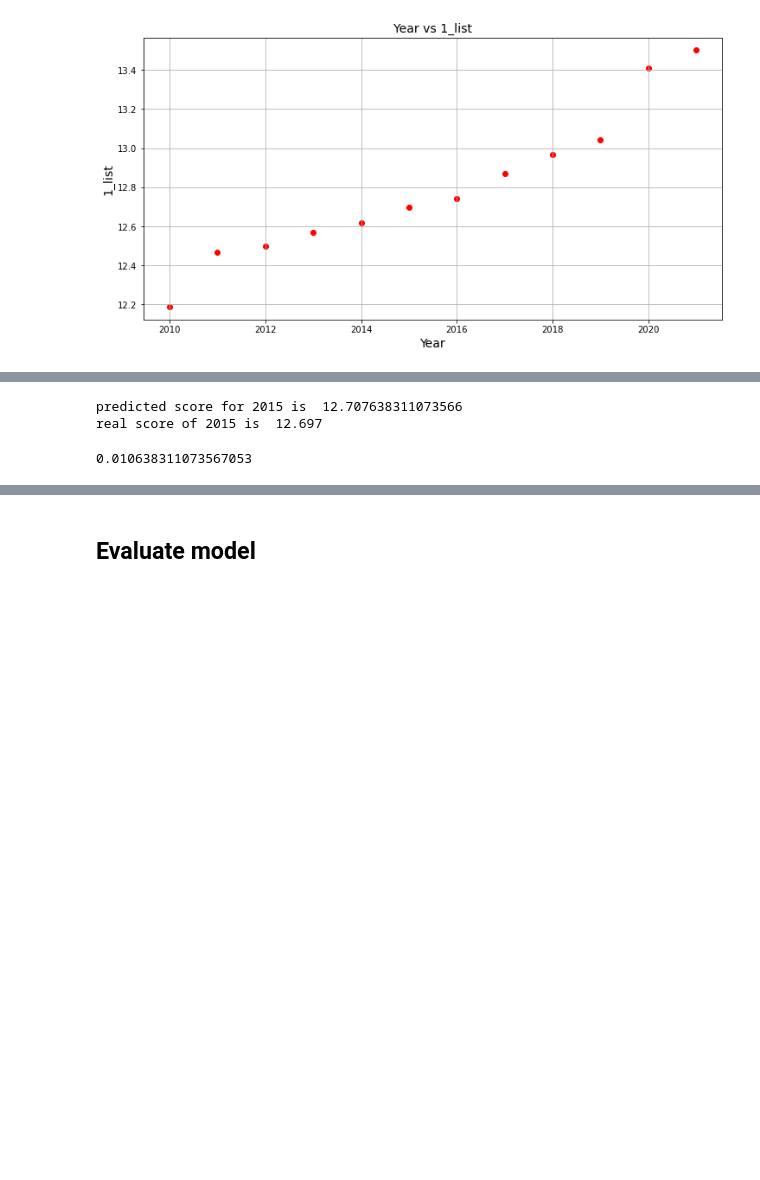
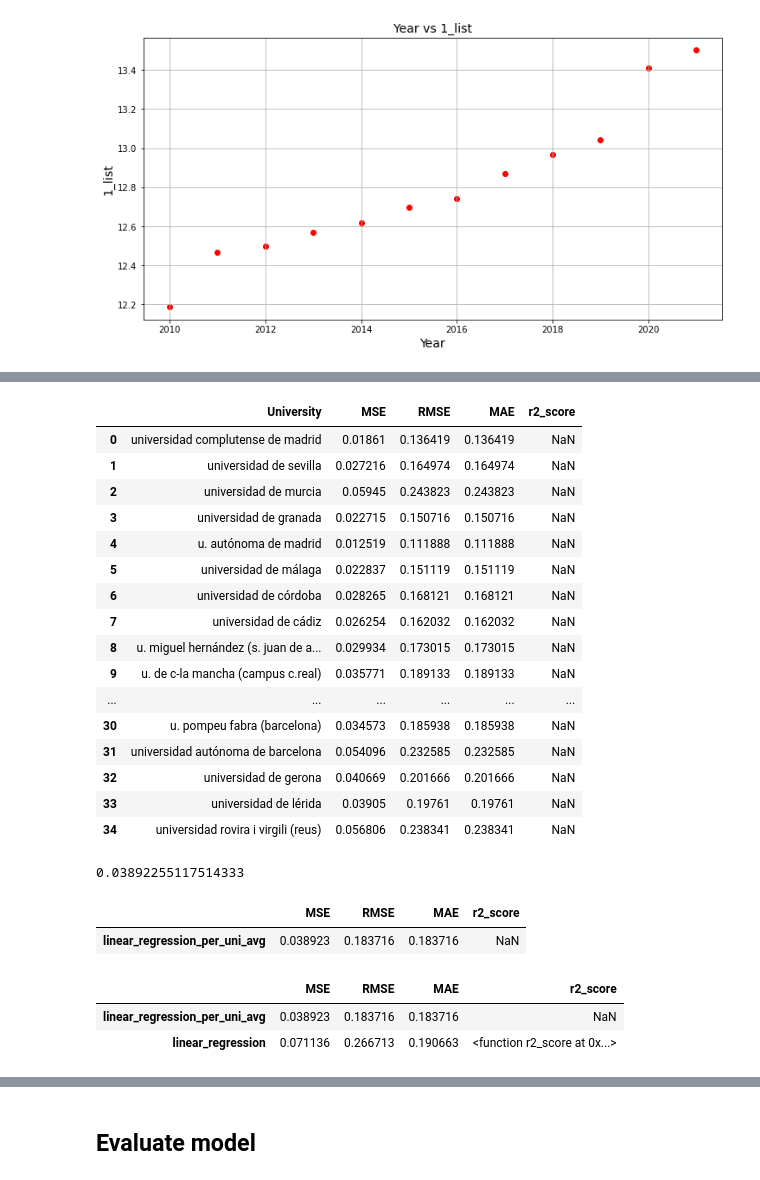
Before and after one commit to MiguelMonederoRubio/MasterDataScience_FinalProject_TFM, a Jupyter notebook: Prediction_Medicine_Selectivity_Scores.ipynb, the cells around one changed output, grey strips where cells are left out. Drawn from its saved outputs; the diff is of its cells as text; code cells hidden in the pictures; blank space fills up the shorter version.

Commit message:
models evaluation

```diff
--- a/Prediction_Medicine_Selectivity_Scores.ipynb
+++ b/Prediction_Medicine_Selectivity_Scores.ipynb
@@ -541,0 +587,24 @@ dfs_unified[dfs_unified['university'] == 'universidad complutense de madrid']
+# %%
+results_models_per_uni
+# %% [output]
+|  | University | MSE | RMSE | MAE | r2_score |
+| 0 | universidad complutense de madrid | 0.01861 | 0.136419 | 0.136419 | NaN |
+| 1 | universidad de sevilla | 0.027216 | 0.164974 | 0.164974 | NaN |
+| 2 | universidad de murcia | 0.05945 | 0.243823 | 0.243823 | NaN |
+| 3 | universidad de granada | 0.022715 | 0.150716 | 0.150716 | NaN |
+| 4 | u. autónoma de madrid | 0.012519 | 0.111888 | 0.111888 | NaN |
+| 5 | universidad de málaga | 0.022837 | 0.151119 | 0.151119 | NaN |
+| 6 | universidad de córdoba | 0.028265 | 0.168121 | 0.168121 | NaN |
+| 7 | universidad de cádiz | 0.026254 | 0.162032 | 0.162032 | NaN |
+| 8 | u. miguel hernández (s. juan de a... | 0.029934 | 0.173015 | 0.173015 | NaN |
+| 9 | u. de c-la mancha (campus c.real) | 0.035771 | 0.189133 | 0.189133 | NaN |
+| ... | ... | ... | ... | ... | ... |
+| 30 | u. pompeu fabra (barcelona) | 0.034573 | 0.185938 | 0.185938 | NaN |
+| 31 | universidad autónoma de barcelona | 0.054096 | 0.232585 | 0.232585 | NaN |
+| 32 | universidad de gerona | 0.040669 | 0.201666 | 0.201666 | NaN |
+| 33 | universidad de lérida | 0.03905 | 0.19761 | 0.19761 | NaN |
+| 34 | universidad rovira i virgili (reus) | 0.056806 | 0.238341 | 0.238341 | NaN |
+# %%
+results_models_per_uni['MSE'].mean()
+# %% [output]
+0.03892255117514333
@@ -542,21 +614,37 @@ dfs_unified[dfs_unified['university'] == 'universidad complutense de madrid']
+# %%
+results_models
+# %% [output]
+|  | MSE | RMSE | MAE | r2_score |
+| linear_regression_per_uni_avg | 0.038923 | 0.183716 | 0.183716 | NaN |
 # %%
 lr = LinearRegression()
-X_train = dfs_unified[(dfs_unified['university'] == 'universidad complutense de madrid') & (dfs_unified['year'] != 2015)][['year', 'covid_format_change', 'growth_1_list']]
-y_train = dfs_unified[(dfs_unified['university'] == 'universidad complutense de madrid') & (dfs_unified['year'] != 2015)][['1_list']]
+X_train = dfs_unified[(dfs_unified['year'] != 2020)][['year', 'covid_format_change', 'growth_1_list']]
+y_train = dfs_unified[(dfs_unified['year'] != 2020)][['1_list']]
 
-X_test = dfs_unified[(dfs_unified['university'] == 'universidad complutense de madrid') & (dfs_unified['year'] == 2015)][['year', 'covid_format_change', 'growth_1_list']]
-y_test = dfs_unified[(dfs_unified['university'] == 'universidad complutense de madrid') & (dfs_unified['year'] == 2015)][['1_list']]
+X_test = dfs_unified[(dfs_unified['year'] == 2020)][['year', 'covid_format_change', 'growth_1_list']]
+y_test = dfs_unified[(dfs_unified['year'] == 2020)][['1_list']]
 
 lr.fit(X_train, y_train)
 
 
 y_predict = lr.predict(X_test)
-print('predicted score for 2015 is ', float(y_predict))
-print('real score of 2015 is ', y_test['1_list'].values[0])
+#print(y_predict)
+#y_predict = float(y_predict)
+
+#y_test = y_test['1_list'].values[0]
+
+errors = y_test - y_predict
+
+# MSE
+mse = float(np.mean(errors ** 2))
+
+# RMSE (root min squared error)
+rmse = float(np.sqrt(mse))
+
+# MAE (mean absolute error)
+mae = float(np.mean(np.abs(errors)))
+
+# r2_score
+#r2_score_temp = r2_score(y_test, y_predict)
+
+results_models.loc['linear_regression'] = [mse, rmse, mae, r2_score]
-# %% [output]
-predicted score for 2015 is  12.707638311073566
-real score of 2015 is  12.697
-# %%
-float(y_predict) - y_test['1_list'].values[0]
-# %% [output]
-0.010638311073567053
@@ -564,0 +651,6 @@ float(y_predict) - y_test['1_list'].values[0]
+# %%
+results_models
+# %% [output]
+|  | MSE | RMSE | MAE | r2_score |
+| linear_regression_per_uni_avg | 0.038923 | 0.183716 | 0.183716 | NaN |
+| linear_regression | 0.071136 | 0.266713 | 0.190663 | <function r2_score at 0x...> |
```
Also changed, not shown: parts of 41 cells of this notebook.
